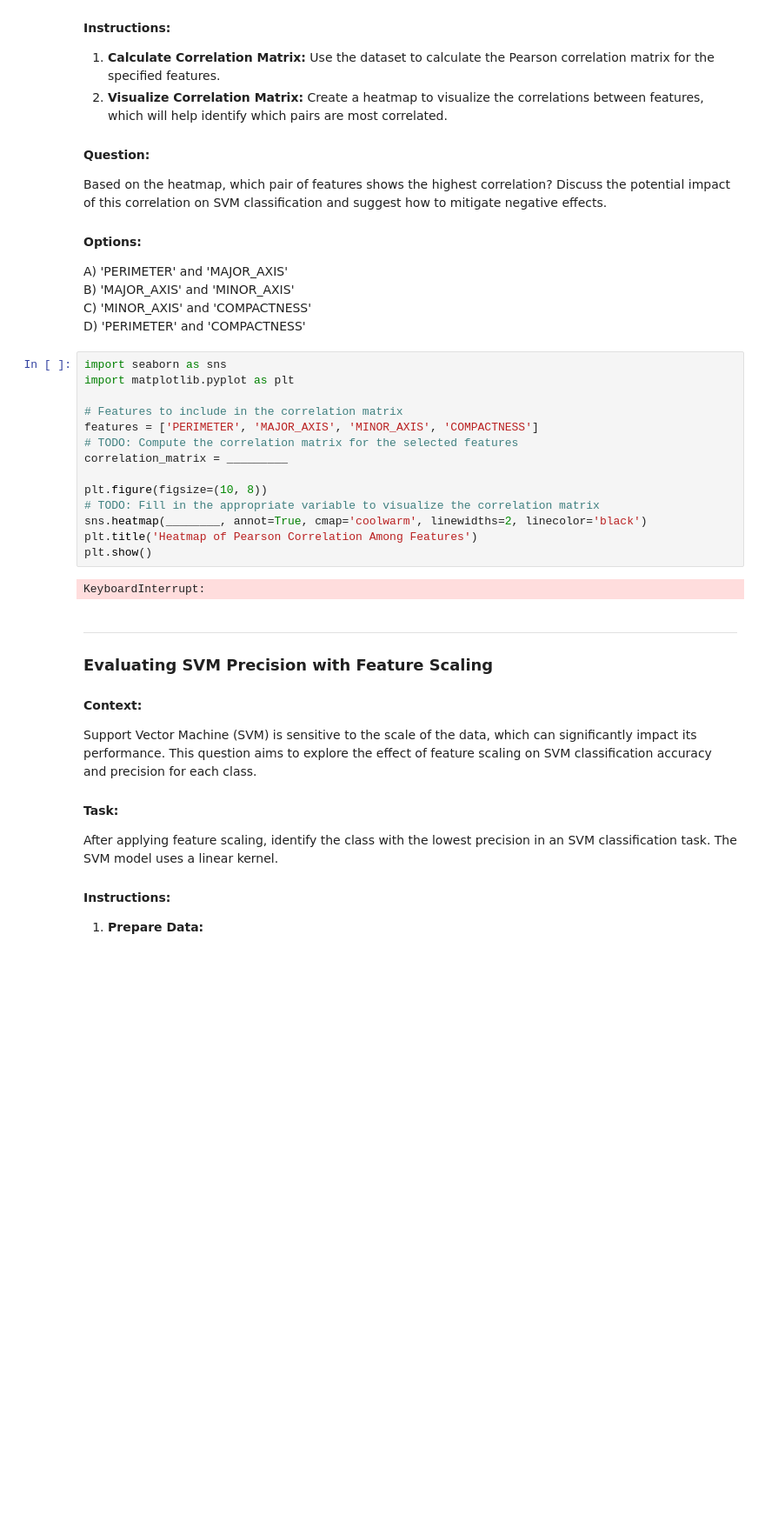
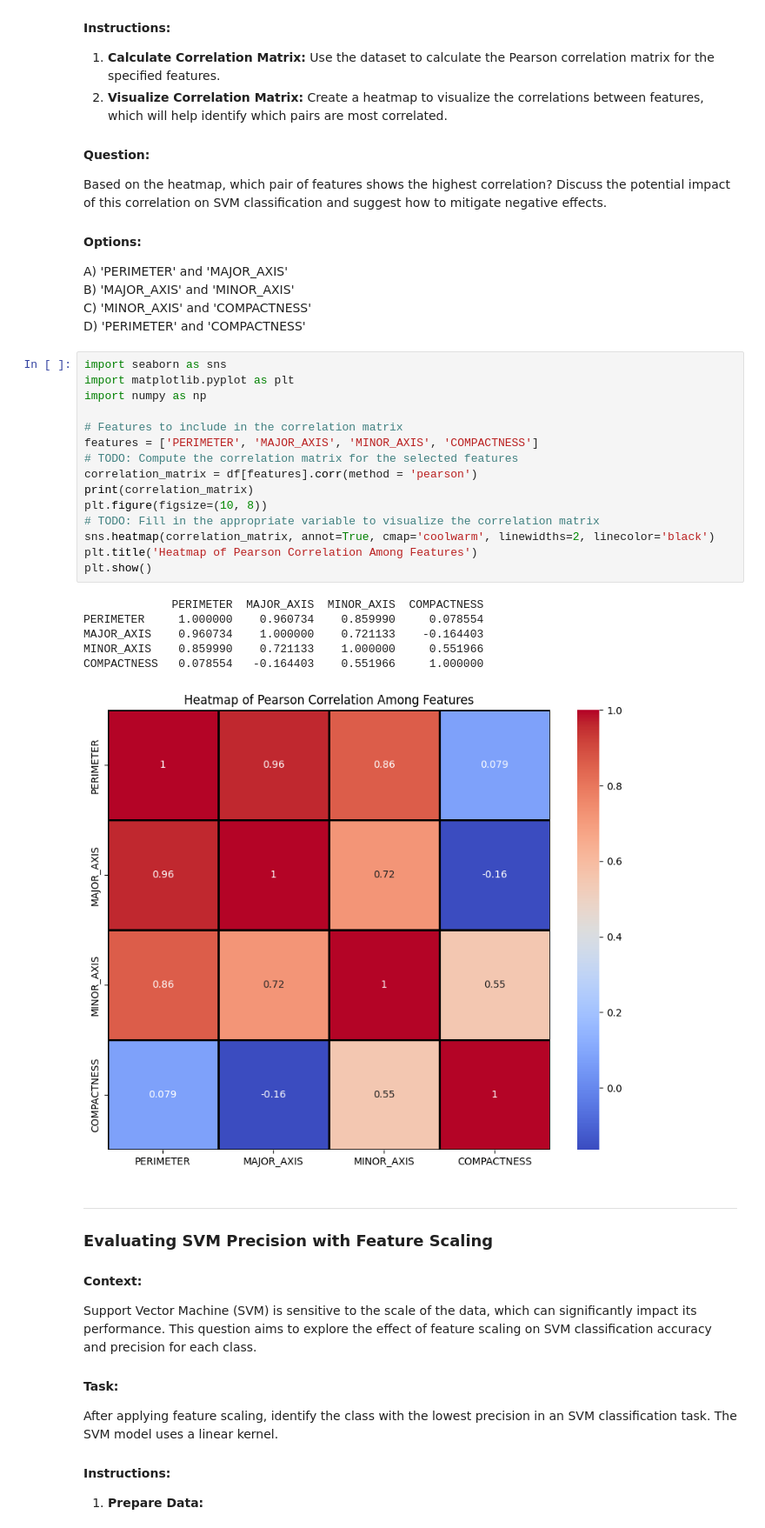
Before and after one commit to alwinjmjak/ScalerProblems, a Jupyter notebook: SVM_Case_Study.ipynb, the cells around one changed output. Shown at 87% size. Drawn from its saved outputs; the diff is of its cells as text; blank space fills up the shorter version.

```diff
--- a/SVM_Case_Study.ipynb
+++ b/SVM_Case_Study.ipynb
@@ -165,19 +163,25 @@ D) 'PERIMETER' and 'COMPACTNESS'
 # %%
 import seaborn as sns
 import matplotlib.pyplot as plt
+import numpy as np
 
 # Features to include in the correlation matrix
 features = ['PERIMETER', 'MAJOR_AXIS', 'MINOR_AXIS', 'COMPACTNESS']
 # TODO: Compute the correlation matrix for the selected features
-correlation_matrix = _________
-
+correlation_matrix = df[features].corr(method = 'pearson')
+print(correlation_matrix)
 plt.figure(figsize=(10, 8))
 # TODO: Fill in the appropriate variable to visualize the correlation matrix
-sns.heatmap(________, annot=True, cmap='coolwarm', linewidths=2, linecolor='black')
+sns.heatmap(correlation_matrix, annot=True, cmap='coolwarm', linewidths=2, linecolor='black')
 plt.title('Heatmap of Pearson Correlation Among Features')
 plt.show()
 # %% [output]
-KeyboardInterrupt:
+             PERIMETER  MAJOR_AXIS  MINOR_AXIS  COMPACTNESS
+PERIMETER     1.000000    0.960734    0.859990     0.078554
+MAJOR_AXIS    0.960734    1.000000    0.721133    -0.164403
+MINOR_AXIS    0.859990    0.721133    1.000000     0.551966
+COMPACTNESS   0.078554   -0.164403    0.551966     1.000000
+[figure, added]
 # %% [markdown]
 
 
```
Also changed, not shown: parts of 5 cells of this notebook.
